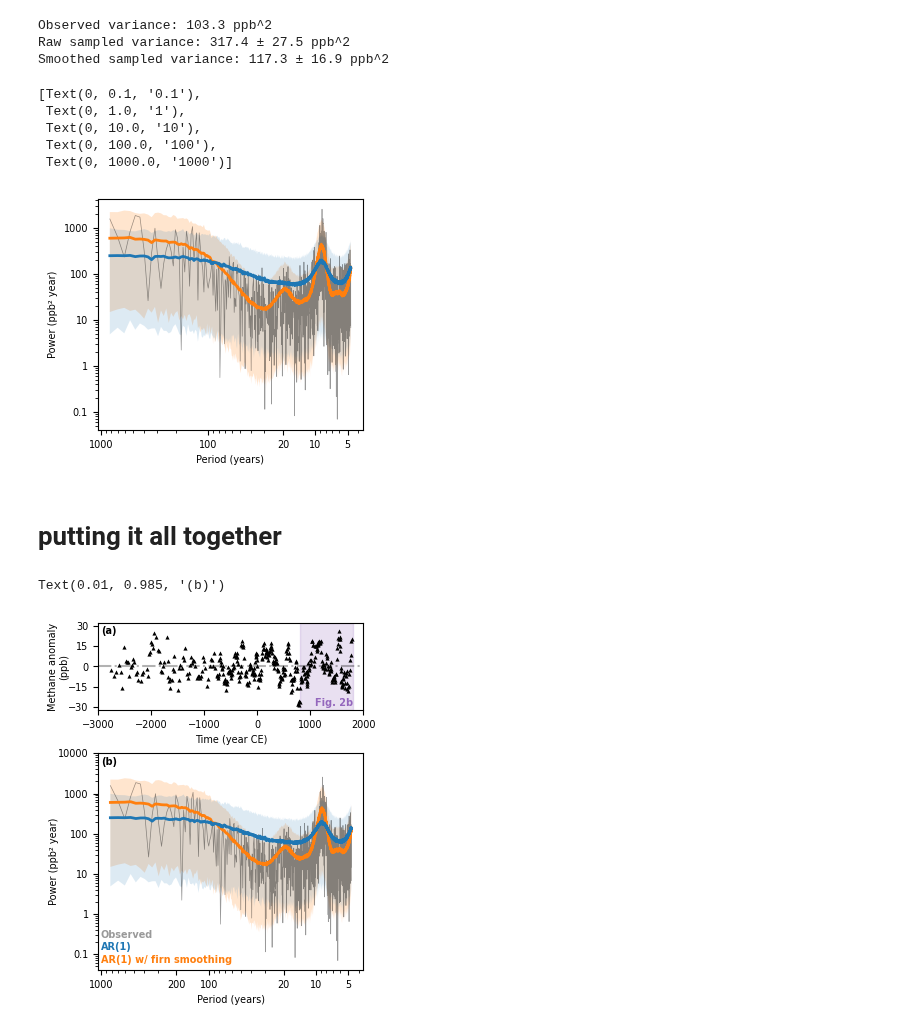
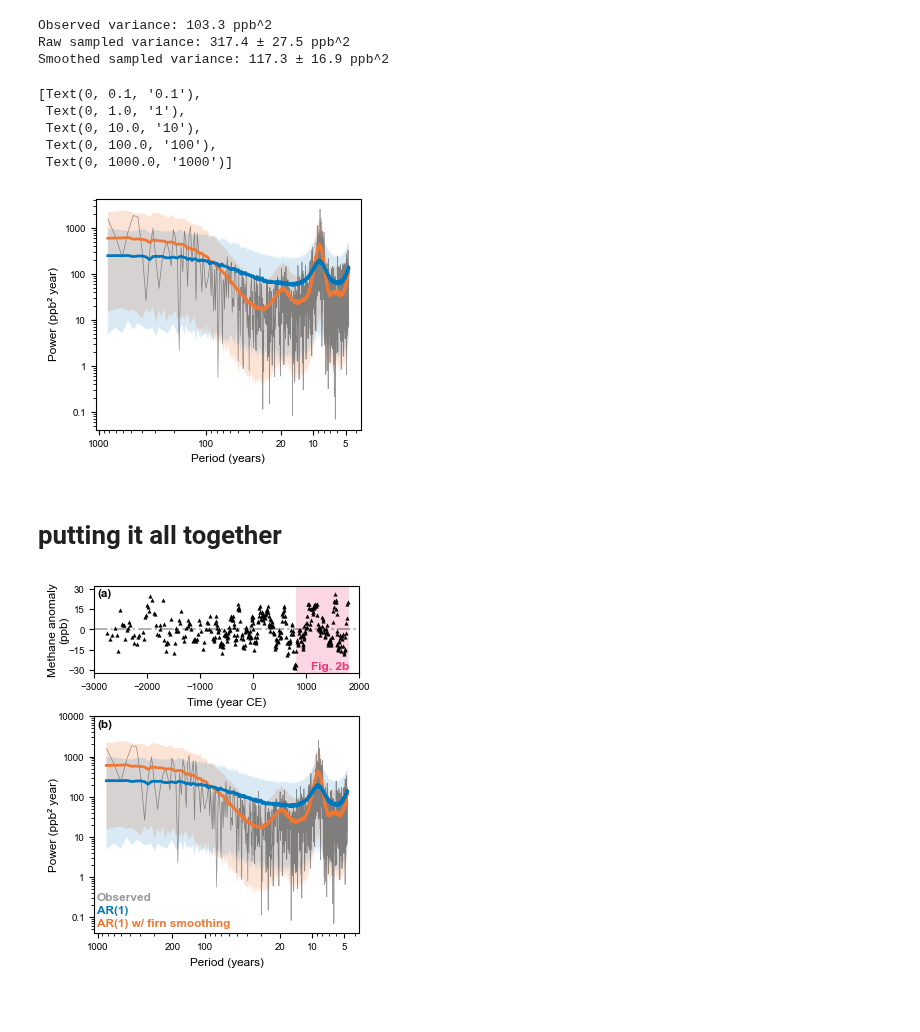
Before and after one commit to ericjmei/methane_noise_forcing, a Jupyter notebook: notebooks/figures_for_publication/power_spectrum.ipynb, the cells around one changed output. Saved outputs shown, nothing was run; the diff lists cells and outputs as text; code cells hidden in the pictures; blank space fills up the shorter version.

Commit message:
used plotting.constants in power_spectrum.ipynb

```diff
--- a/notebooks/figures_for_publication/power_spectrum.ipynb
+++ b/notebooks/figures_for_publication/power_spectrum.ipynb
@@ -14,19 +14,22 @@ from methane_noise_forcing.naming import (
     generate_noise_realization_name,
     generate_firn_smoothing_name,
 )
+from methane_noise_forcing.plotting.constants import (
+    matplotlib_rcparams,
+    fig_width_options,
+    colors_vibrant
+)
 from methane_noise_forcing.core import sample_ensemble_series
 
-plt.rcParams.update({
-    "font.size": 7,
-})
+plt.rcParams.update(matplotlib_rcparams)
 # %%
 ## figure settings
-fig_width = 3.42 # inches, aim for single column
+fig_width = fig_width_options["one_column"] # inches, aim for single column
 
 colors = {
     "obs": "k",
-    "red_noise": "tab:blue",
-    "red_noise_filtered": "tab:orange"
+    "red_noise": colors_vibrant["blue"],
+    "red_noise_filtered": colors_vibrant["orange"]
 }
 alphas = {
     "red_noise": 0.15,
@@ -231,7 +233,7 @@ ax.set_yticklabels([str(y) for y in y_tick_labels])
  Text(0, 10.0, '10'),
  Text(0, 100.0, '100'),
  Text(0, 1000.0, '1000')]
-[figure, old version]
+[figure, new version]
 # %% [markdown]
 # putting it all together
 # %%
@@ -268,7 +270,7 @@ ax_ts.plot(
     linestyle="None",
 )
 # add shading for period in figure 2
-ax_ts.axvspan(*time_shading, color="tab:purple", alpha=0.2)
+ax_ts.axvspan(*time_shading, facecolor=colors_vibrant["magenta"], alpha=0.2, edgecolor="none")
 ax_ts.axhline(0, color="k", linestyle="-.", alpha=0.3)
 
 ax_ts.set_ylim(ylim)
@@ -292,7 +294,7 @@ ax_ts.text(
     "Fig. 2b",
     va="bottom", ha="right",
     fontweight="bold",
-    color="tab:purple"
+    color=colors_vibrant["magenta"]
 )
 
 ## power spectral density
@@ -347,32 +349,35 @@ ax_psd.text(
     fontweight="bold",
     ha="left", va="bottom",
     transform=ax_psd.transAxes
 )
 ax_psd.text(
     legend_x, legend_y_start + legend_dy,
     "AR(1)",
     color=colors["red_noise"],
     fontweight="bold",
     ha="left", va="bottom",
     transform=ax_psd.transAxes
 )
 ax_psd.text(
     legend_x, legend_y_start,
     "AR(1) w/ firn smoothing",
     color=colors["red_noise_filtered"],
     fontweight="bold",
     ha="left", va="bottom",
     transform=ax_psd.transAxes
 )
 
 # (3) Top left bold (b)
 ax_psd.text(
     0.01, 0.985,
     "(b)",
     transform=ax_psd.transAxes,
     va="top", ha="left",
     fontweight="bold"
 )
+
+# save figure in pdf format
+name = "fig_1"
+fig.savefig(f"{cfg.paths.figures_dir}/for_publication/{name}.pdf", bbox_inches="tight", dpi=300)
 # %% [output]
-Text(0.01, 0.985, '(b)')
-[figure, old version]
+[figure, new version]
```
Also changed, not shown: parts of 2 cells of this notebook.
